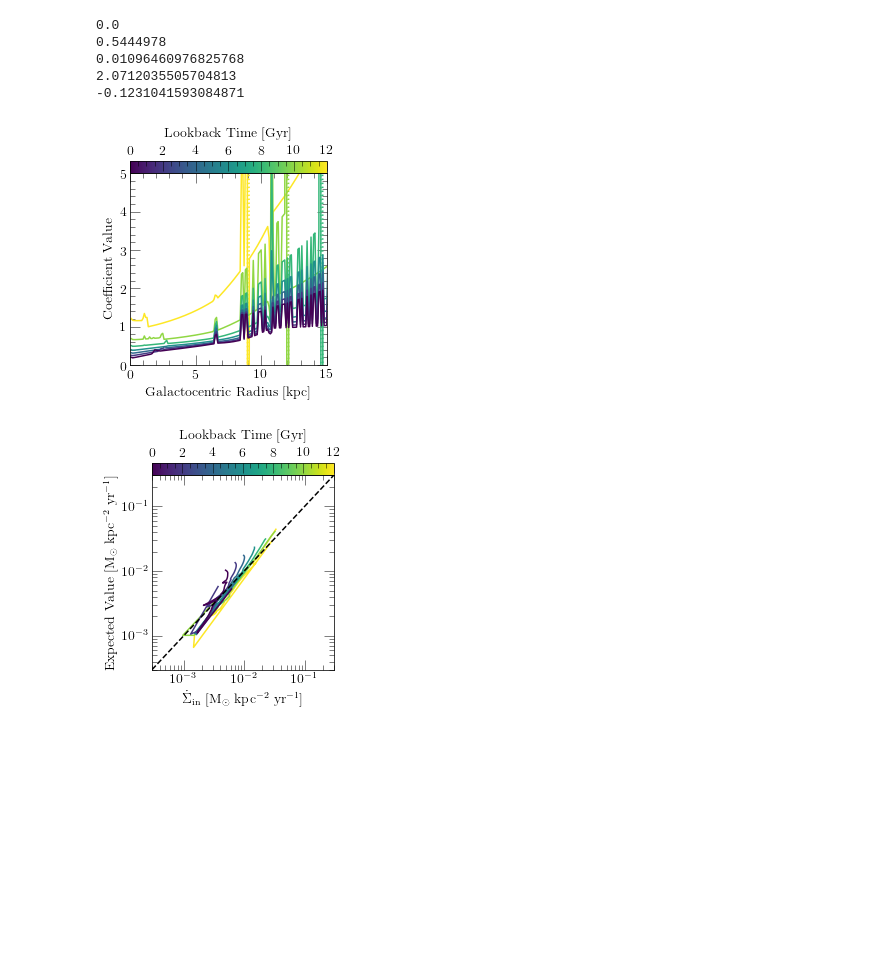
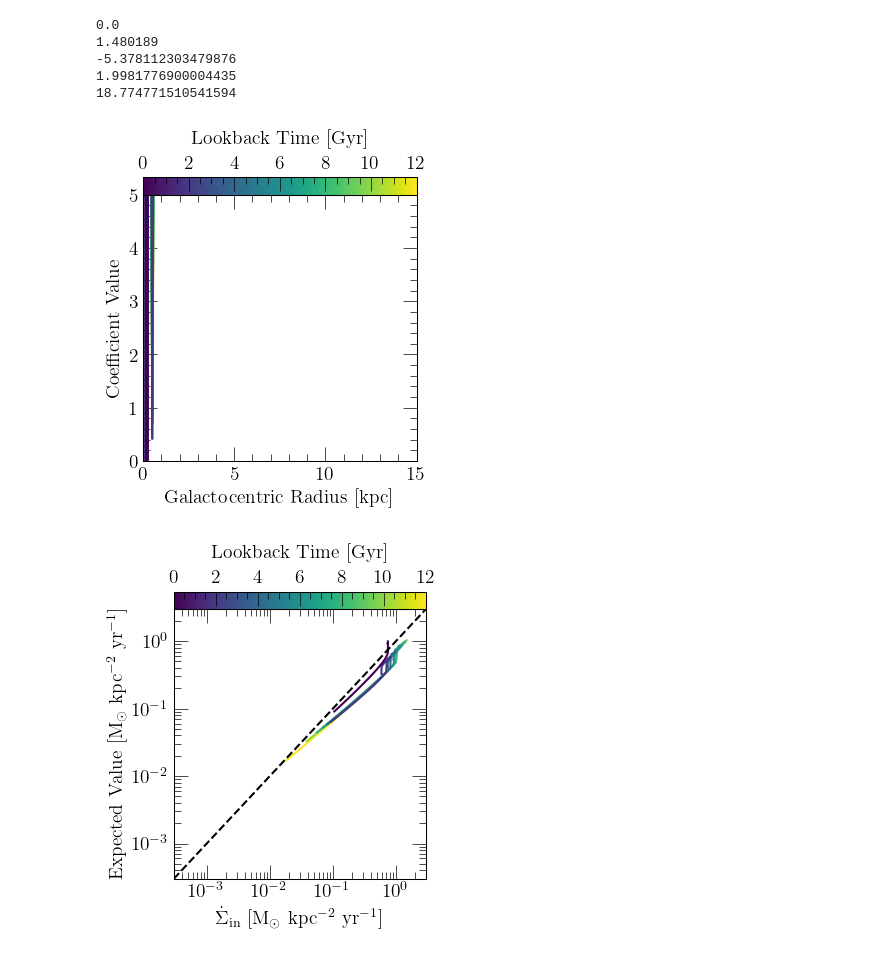
Before and after one commit to giganano/radial-flows, a Jupyter notebook: notebooks/mass-error.ipynb, the cells around one changed output. Saved outputs shown, nothing was run; the diff lists cells and outputs as text; code cells hidden in the pictures; blank space fills up the shorter version.

```diff
--- a/notebooks/mass-error.ipynb
+++ b/notebooks/mass-error.ipynb
@@ -17,7 +17,7 @@ sys.version_info(major=3, minor=10, micro=2, releaselevel='final', serial=0)
 # %%
 # output = vice.output("../outputs/river/test-fine")
 # output = vice.output("../outputs/amd/test")
-output = vice.output("../outputs/amd/betaphiin0p5")
+output = vice.output("../outputs/angular-momentum-dilution/betaphiin0p7-oscil-0p25-0p2Gyr-skew5")
 # output = vice.output("../outputs/river/test")
 # output = vice.output("../outputs/linear/dvdr-0p05")
 # %%
@@ -68,11 +68,11 @@ def plot_snapshot(output, lookback, zone_width = 0.1, **kwargs):
             mu_gas[i] - zone.history["R_eff"][idx])
         expected /= area
         actual = zone.history["ifr"][idx] / area
-#         err.append(expected - actual)
-#         err.append(actual - expected)
+        err.append(expected - actual)
+        # err.append(actual - expected)
 #         err.append(dmgdt)
 #         err.append(expected)
-        err.append(actual)
+        # err.append(actual)
 #         if err[-1] > 0.01: print(actual, expected)
     ax.plot(radii[:-1], err, **kwargs)
 
@@ -204,11 +204,11 @@ cbar_ax.set_position([
 plt.show()
 # %% [output]
 0.0
-0.5444978
-0.01096460976825768
-2.0712035505704813
--0.1231041593084871
+1.480189
+-5.378112303479876
+1.9981776900004435
+18.774771510541594
-[figure, old version]
+[figure, new version]
 # %%
 LOOKBACKS = [0.00, 2, 4, 6, 8, 10, 12][::-1]
 COLORMAP = "viridis"
@@ -220,7 +220,7 @@ ax.set_xlabel(r"$\dot \Sigma_\text{in}$ [M$_\odot$ kpc$^{-2}$ yr$^{-1}$]")
 ax.set_ylabel(r"Expected Value [M$_\odot$ kpc$^{-2}$ yr$^{-1}$]")
 ax.set_xscale("log")
 ax.set_yscale("log")
-ax.set_xlim([3.e-4, 0.3])
+ax.set_xlim([3.e-4, 3])
 ax.set_ylim(ax.get_xlim())
 
 norm = plt.Normalize(vmin = min(LOOKBACKS), vmax = max(LOOKBACKS))
@@ -240,7 +240,7 @@ def plot_comparison(output, lookback, zone_width = 0.1, **kwargs):
     expected = []
     actual = []
 #     for i in range(len(radii) - 1):
-    for i in range(30, 155):
+    for i in range(30, 150):
         zone = output.zones["zone%d" % (i)]
         area = np.pi * ((radii[i] + zone_width)**2 - radii[i]**2)
         dmgdt = zone.history["mgas"][idx + 1] - zone.history["mgas"][idx]
@@ -255,31 +255,31 @@ def plot_comparison(output, lookback, zone_width = 0.1, **kwargs):
 #         act = mu_gas[i] * zone.history["sfr"][idx]
 
         # amd
         exp = dmgdt + zone.history["sfr"][idx] * (1 + eta - mu_gas[i] - recycling)
         act = zone.history["ifr"][idx]
 
         expected.append(exp / area)
         actual.append(act / area)
     ax.plot(actual, expected, **kwargs)
 #     ax.scatter(actual, expected, **kwargs)
 
 for i in range(len(LOOKBACKS)):
     kwargs = {
         "c": cmap.to_rgba(LOOKBACKS[i]),
 #         "s": 1,
     }
     plot_comparison(output, LOOKBACKS[i], **kwargs)
 
 vals = np.linspace(ax.get_xlim()[0], ax.get_xlim()[1], 100)
 ax.plot(vals, vals, c = named_colors()["black"], linestyle = "--")
 
 plt.tight_layout()
 cbar_ax.set_position([
     ax.get_position().x0,
     ax.get_position().y1,
     ax.get_position().x1 - ax.get_position().x0,
     0.05
 ])
 plt.show()
 # %% [output]
-[figure, old version]
+[figure, new version]
```
Also changed, not shown: parts of 3 cells of this notebook, 6 other files.
